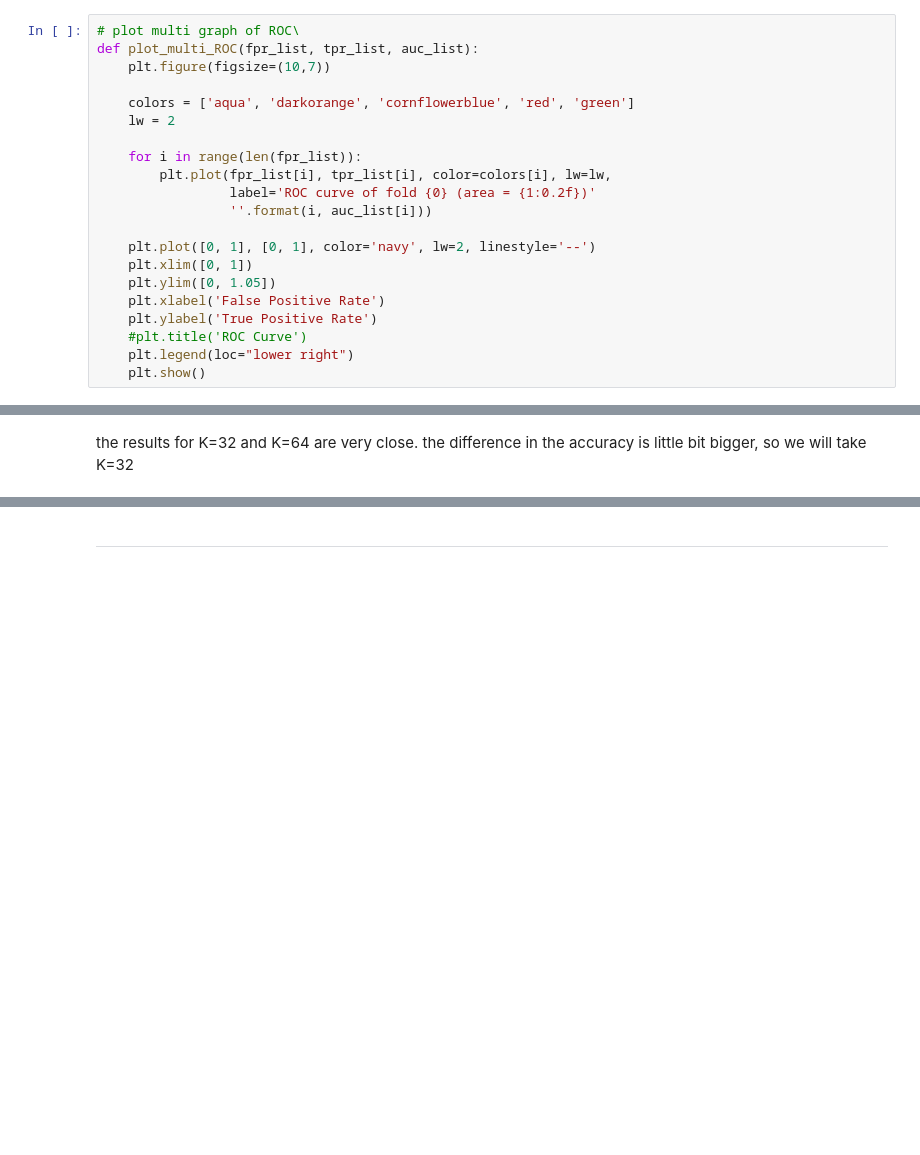
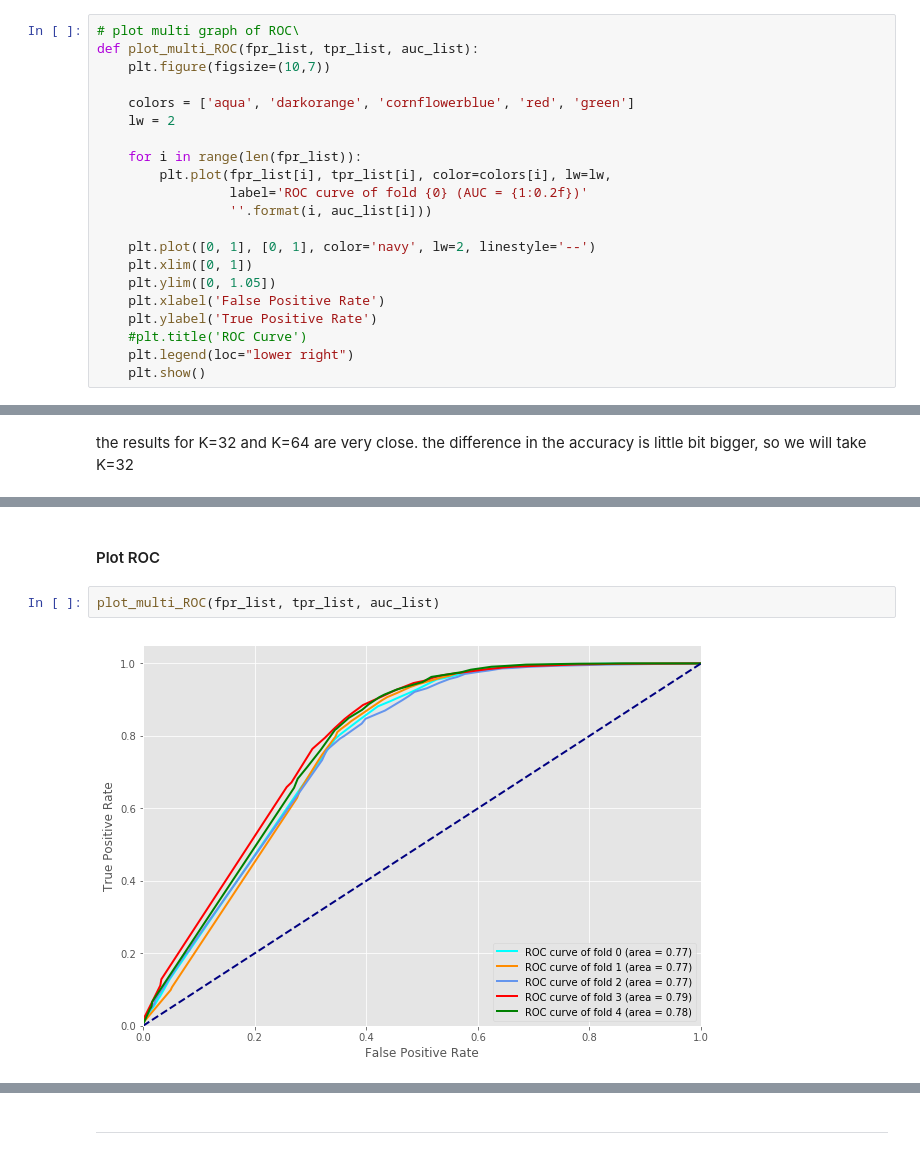
Before and after one commit to tyanay/Data-mining-project, a Jupyter notebook: Data mining project.ipynb, the cells around one changed output, grey strips where cells are left out. Cells and saved outputs as stored; diff of their text form; blank space fills up the shorter version.

Commit message:
Multiple ROC

```diff
--- a/Data mining project.ipynb
+++ b/Data mining project.ipynb
@@ -466,7 +466,7 @@ def plot_multi_ROC(fpr_list, tpr_list, auc_list):
 
     for i in range(len(fpr_list)):
         plt.plot(fpr_list[i], tpr_list[i], color=colors[i], lw=lw,
-                 label='ROC curve of fold {0} (area = {1:0.2f})'
+                 label='ROC curve of fold {0} (AUC = {1:0.2f})'
                  ''.format(i, auc_list[i]))
 
     plt.plot([0, 1], [0, 1], color='navy', lw=2, linestyle='--')
@@ -575,0 +619,6 @@ Predict negative                 327                2094
+# %% [markdown]
+#### Plot ROC
+# %%
+plot_multi_ROC(fpr_list, tpr_list, auc_list)
+# %% [output]
+[figure, added]
```
Also changed, not shown: parts of 28 cells of this notebook.
